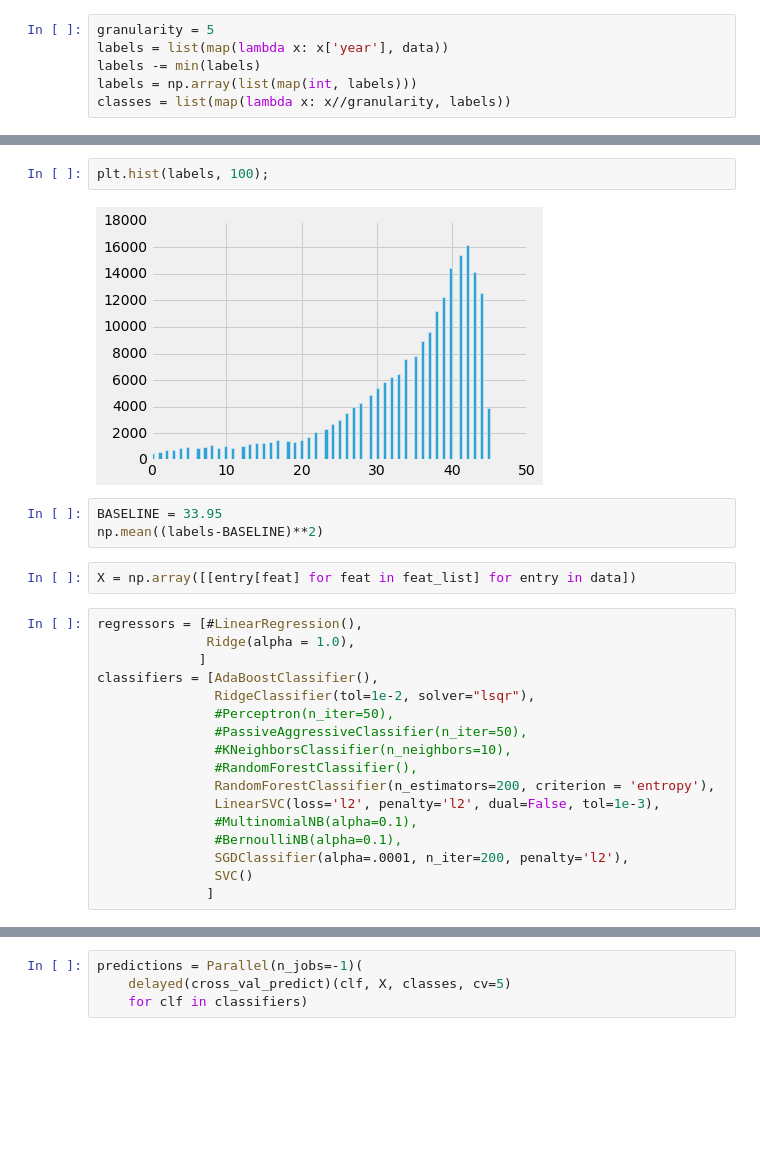
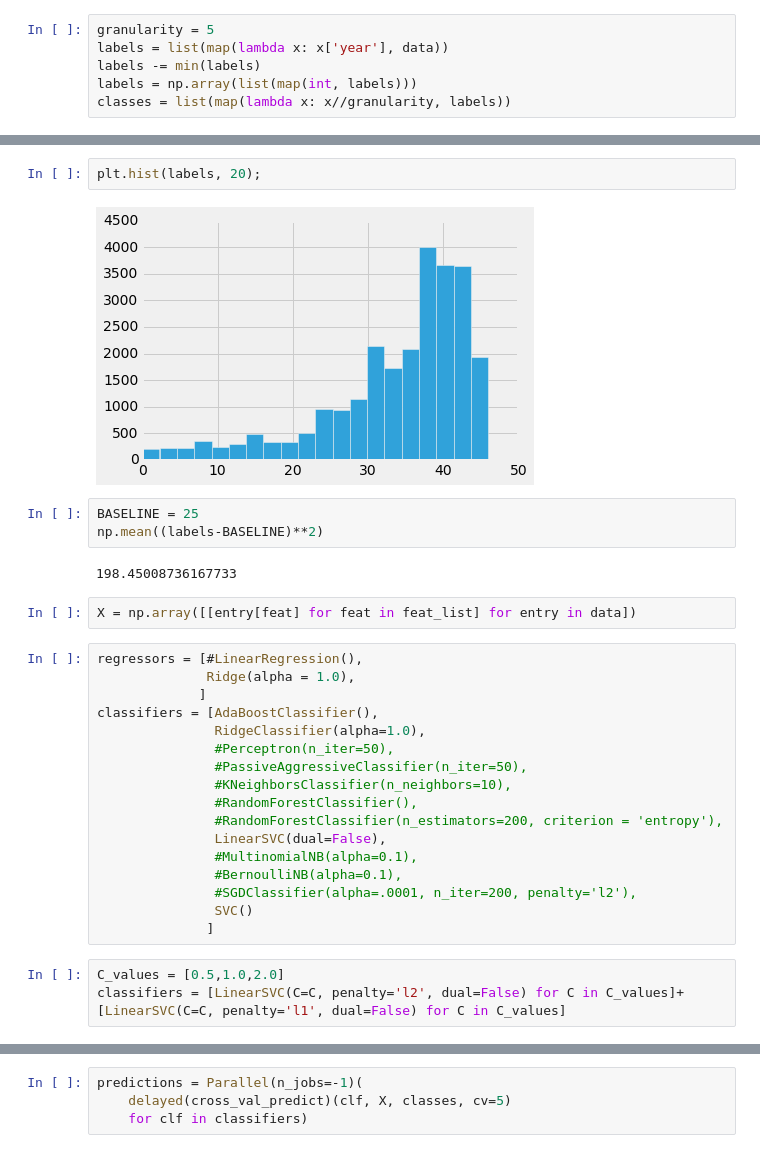
Before and after one commit to amartyashankha/6.867-HW-2016, a Jupyter notebook: project/feature_extractor/small_feature_playing.ipynb, the cells around one changed output, grey strips where cells are left out. Cells and saved outputs as stored; diff of their text form; blank space fills up the shorter version.

```diff
--- a/project/feature_extractor/small_feature_playing.ipynb
+++ b/project/feature_extractor/small_feature_playing.ipynb
@@ -54,10 +67,12 @@ classes = list(map(lambda x: x//granularity, labels))
 # %%
-plt.hist(labels, 100);
+plt.hist(labels, 20);
 # %% [output]
-[figure, old version]
+[figure, new version]
 # %%
-BASELINE = 33.95
+BASELINE = 25
 np.mean((labels-BASELINE)**2)
+# %% [output]
+198.45008736167733
 # %%
 X = np.array([[entry[feat] for feat in feat_list] for entry in data])
 # %%
@@ -65,18 +80,21 @@ regressors = [#LinearRegression(),
               Ridge(alpha = 1.0),
              ]
 classifiers = [AdaBoostClassifier(),
-               RidgeClassifier(tol=1e-2, solver="lsqr"),
+               RidgeClassifier(alpha=1.0),
                #Perceptron(n_iter=50),
                #PassiveAggressiveClassifier(n_iter=50),
                #KNeighborsClassifier(n_neighbors=10),
                #RandomForestClassifier(),
-               RandomForestClassifier(n_estimators=200, criterion = 'entropy'),
-               LinearSVC(loss='l2', penalty='l2', dual=False, tol=1e-3),
+               #RandomForestClassifier(n_estimators=200, criterion = 'entropy'),
+               LinearSVC(dual=False),
                #MultinomialNB(alpha=0.1),
                #BernoulliNB(alpha=0.1),
-               SGDClassifier(alpha=.0001, n_iter=200, penalty='l2'),
+               #SGDClassifier(alpha=.0001, n_iter=200, penalty='l2'),
                SVC()
               ]
+# %%
+C_values = [0.5,1.0,2.0]
+classifiers = [LinearSVC(C=C, penalty='l2', dual=False) for C in C_values]+[LinearSVC(C=C, penalty='l1', dual=False) for C in C_values]
 # %%
 for clf in regressors:
     scores = -cross_val_score(clf, X, labels, cv=5, scoring='neg_mean_squared_error')
```
Also changed, not shown: parts of 6 cells of this notebook, 7 other files.
